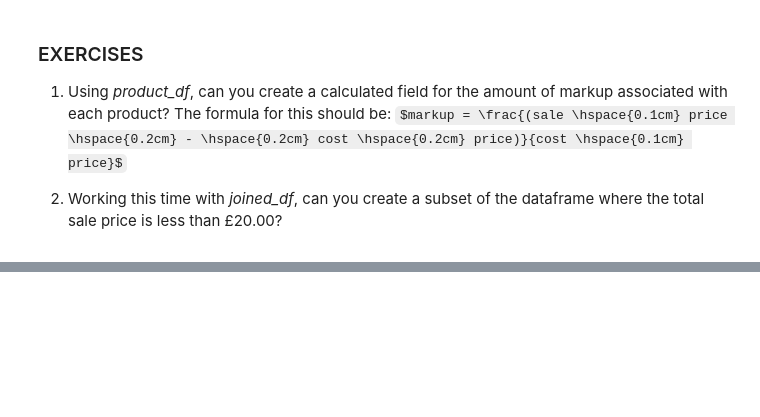
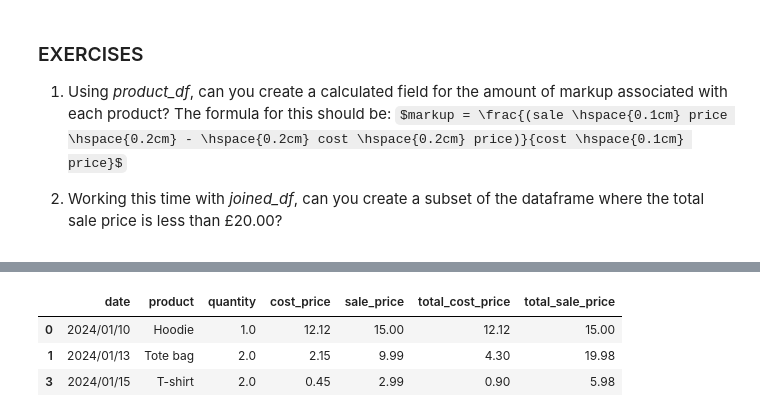
Before and after one commit to MonishaPandhi/MonishaPandhi---DataScience---GenAI---Submissions, a Jupyter notebook: Assignment_2_03_Calculated_Fields,_Indexing_and_Subsetting_COMPLETED.ipynb, the cells around one changed output, grey strips where cells are left out. Drawn from its saved outputs; the diff is of its cells as text; code cells hidden in the pictures; some formulas as TeX source; blank space fills up the shorter version.

```diff
--- a/Assignment_2_03_Calculated_Fields,_Indexing_and_Subsetting_COMPLETED.ipynb
+++ b/Assignment_2_03_Calculated_Fields,_Indexing_and_Subsetting_COMPLETED.ipynb
@@ -170,0 +181,8 @@ $markup = \frac{(sale \hspace{0.1cm} price \hspace{0.2cm} - \hspace{0.2cm} cost
+# %%
+df_subset_total_sale_price = joined_df[joined_df['total_sale_price'] < 20]
+df_subset_total_sale_price
+# %% [output]
+|  | date | product | quantity | cost_price | sale_price | total_cost_price | total_sale_price |
+| 0 | 2024/01/10 | Hoodie | 1.0 | 12.12 | 15.00 | 12.12 | 15.00 |
+| 1 | 2024/01/13 | Tote bag | 2.0 | 2.15 | 9.99 | 4.30 | 19.98 |
+| 3 | 2024/01/15 | T-shirt | 2.0 | 0.45 | 2.99 | 0.90 | 5.98 |
```
Also changed, not shown: parts of 1 cell of this notebook.
